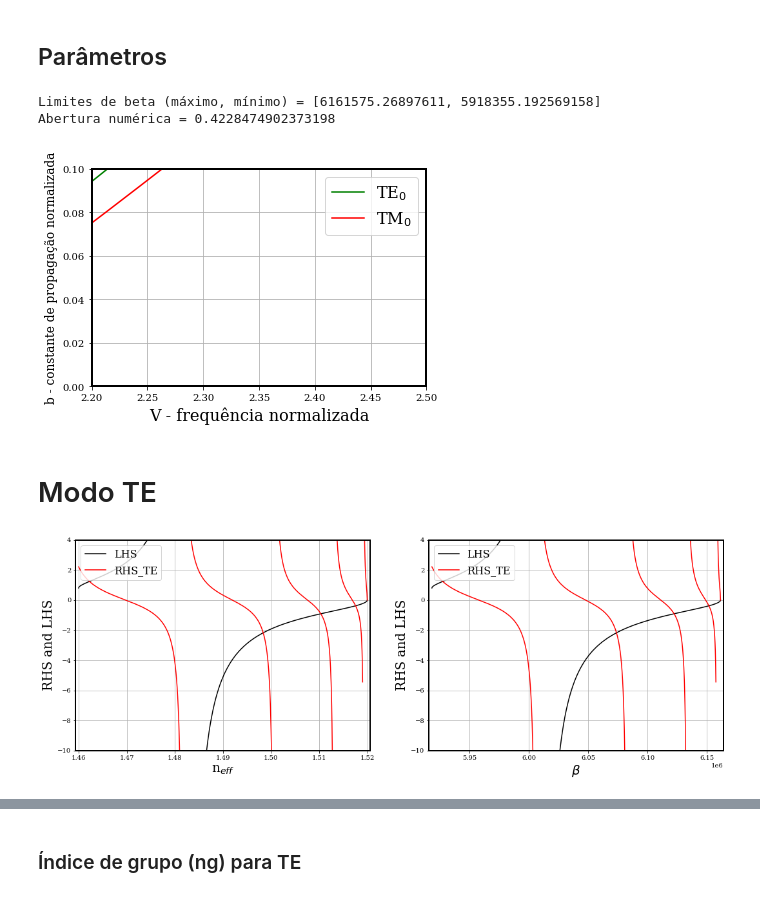
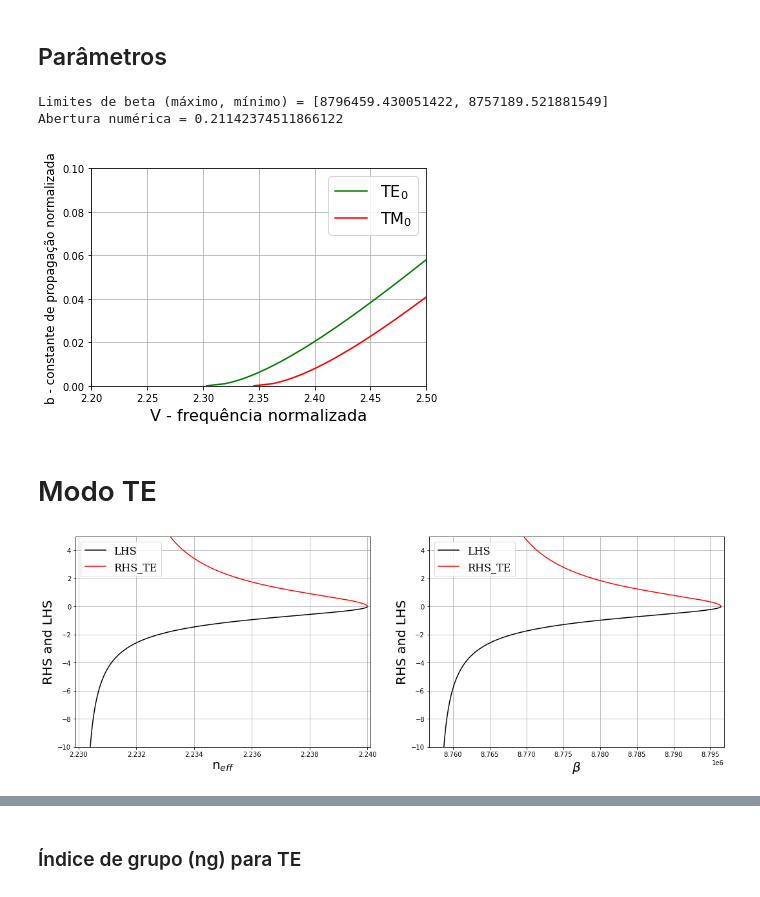
Before and after one commit to CaioRodrigues200/TEEE-2021.1, a Jupyter notebook: Subject Exercises/Exercício 02/Ex2.ipynb, the cells around one changed output, grey strips where cells are left out. Saved outputs shown, nothing was run; the diff lists cells and outputs as text; code cells hidden in the pictures.

```diff
--- a/Subject Exercises/Exercício 02/Ex2.ipynb
+++ b/Subject Exercises/Exercício 02/Ex2.ipynb
@@ -14,11 +17,11 @@ import dslab as ds
 # %% [markdown]
 ## Parâmetros
 # %%
-nf = 1.52
-ns = 1.46
-nc = 1.42
-a = 4e-6
-lmbd = 1550e-9
+nf = 2.24
+ns = 2.23
+nc = 1.0
+a = 1e-6
+lmbd = 1.6e-6
 c0 = 299792458
 k0 = 2*np.pi/lmbd
 n_diff = nf - ns
@@ -45,8 +48,8 @@ print('Limites de beta (máximo, mínimo) = ', end='')
 print(lim)
 print(f'Abertura numérica = {AbNum}')
 # %% [output]
-Limites de beta (máximo, mínimo) = [6161575.26897611, 5918355.192569158]
-Abertura numérica = 0.4228474902373198
+Limites de beta (máximo, mínimo) = [8796459.430051422, 8757189.521881549]
+Abertura numérica = 0.21142374511866122
 # %%
 m = 1
 b = np.linspace(0, .99, 1000)
@@ -62,7 +65,7 @@ plt.ylim([0,0.1])
 plt.legend(fontsize = 16)
 plt.grid(True)
 # %% [output]
-[figure, old version]
+[figure, new version]
 # %% [markdown]
 # Modo TE
 # %%
@@ -72,33 +75,35 @@ leftTE[:-1][np.diff(leftTE) < -5] = np.nan    # NaN = Not a Number
 rightTE = np.tan(2*u)
 rightTE[:-1][np.diff(rightTE) < -5] = np.nan    # NaN = Not a Number
 # %%
+vFc = 0.01  # View factor for graphing (set to 0 for original view)
+
 font = {'family' : 'serif',
         'weight' : 'normal',
         'size'   : 16}
 
 figure1, axs = plt.subplots(1, 2, figsize=(18,6))
 plt.rc('font', **font)
 plt.rc('axes', linewidth=2)
 
 axs[0].plot(neff, leftTE, label = 'LHS', color = colors[6])
 axs[0].plot(neff, rightTE, label = 'RHS_TE', color = colors[2])
 axs[0].set_xlabel(r'n$_{eff}$', fontsize = 20)
 axs[0].set_ylabel(r'RHS and LHS', fontsize = 20)
-axs[0].set_xlim([ns - n_diff*0.01 ,  nf + n_diff*0.01])
-axs[0].set_ylim([-10,4])
+axs[0].set_xlim([ns - n_diff*vFc ,  nf + n_diff*vFc])
+axs[0].set_ylim([-10,5])
 axs[0].legend(loc = 'upper left', fontsize = 16)
 axs[0].grid(True)
 
 axs[1].plot(beta, leftTE, label = 'LHS', color = colors[6])
 axs[1].plot(beta, rightTE, label = 'RHS_TE', color = colors[2])
 axs[1].set_xlabel(r'$\beta$', fontsize = 20)
 axs[1].set_ylabel(r'RHS and LHS', fontsize = 20)
-axs[1].set_xlim([ns*k0 - n_diff*k0*0.01 ,  nf*k0 + n_diff*k0*0.01])
-axs[1].set_ylim([-10,4])
+axs[1].set_xlim([ns*k0 - n_diff*k0*vFc ,  nf*k0 + n_diff*k0*vFc])
+axs[1].set_ylim([-10,5])
 axs[1].legend(loc = 'upper left', fontsize = 16)
 axs[1].grid(True)
 # %% [output]
-[figure, old version]
+[figure, new version]
 # %%
 beta_gráfico = 5.93e6
 print(f'kf = {np.sqrt((k0*nf)**2 - beta_gráfico**2)}')
```
Also changed, not shown: parts of 6 cells of this notebook, 3 other files.
